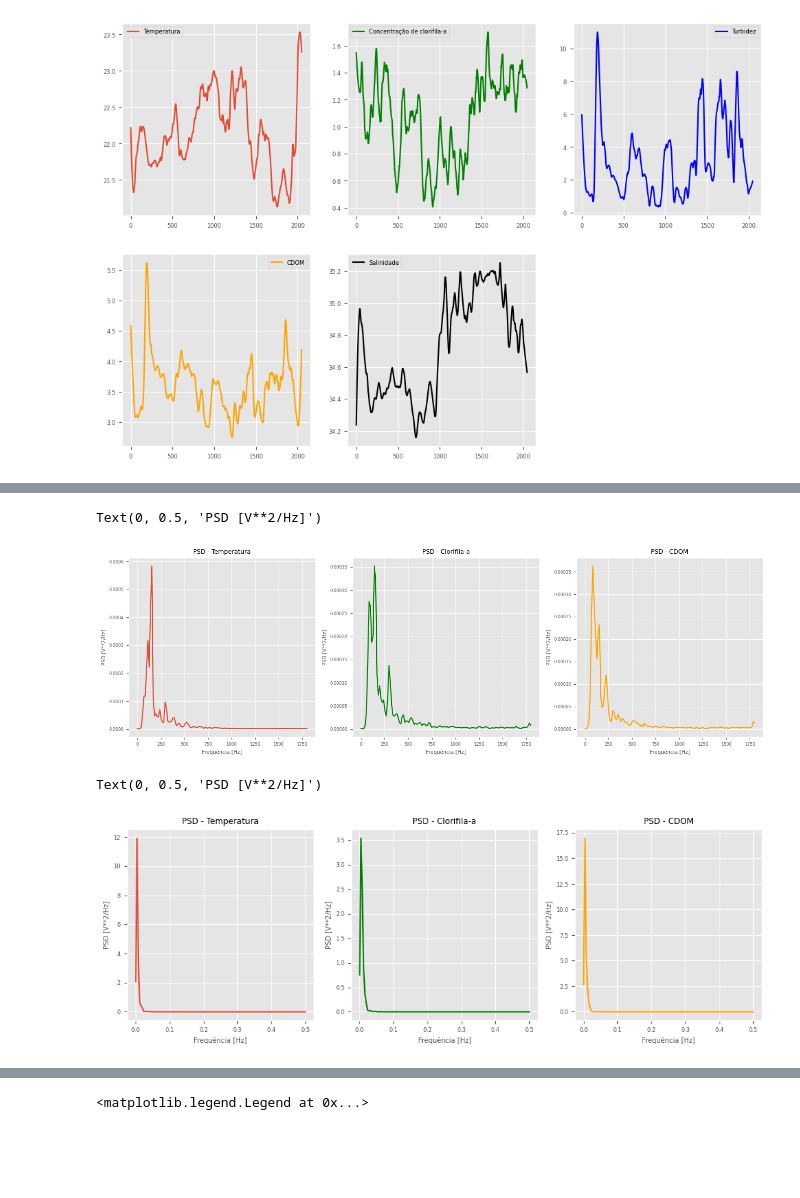
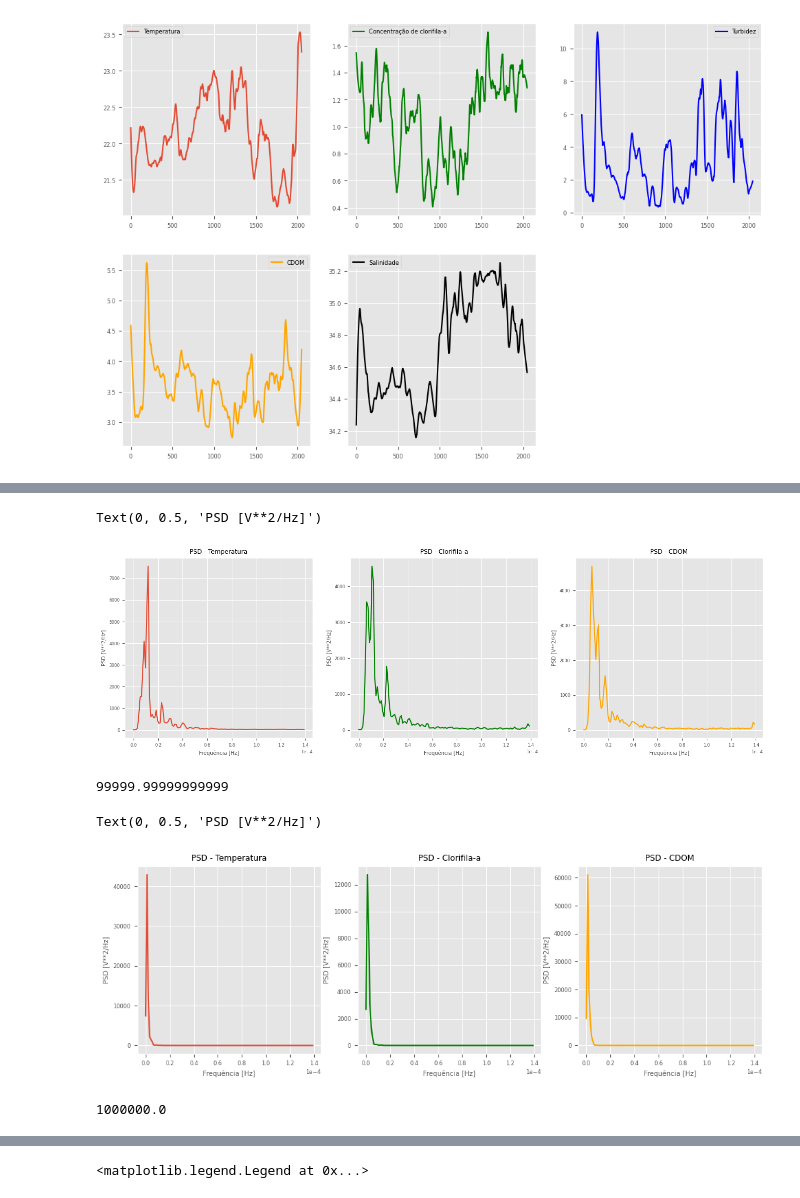
Before and after one commit to LSalimene/Analise-Series-temporais-em-oceano, a Jupyter notebook: lista5/lista5.ipynb, the cells around one changed output, grey strips where cells are left out. Cells and saved outputs as stored; diff of their text form; code cells hidden in the pictures; blank space fills up the shorter version.

```diff
--- a/lista5/lista5.ipynb
+++ b/lista5/lista5.ipynb
@@ -99,5 +120,5 @@ altaS= S2[0,:]-S
 # %%
-frr = 1/(1/3600)
+frr = 1/3600
 # %%
 fT, PT = signal.welch(altaT1,frr)
 fC, Pc = signal.welch(altachla,frr)
@@ -105,11 +126,11 @@ fTu,PTu =signal.welch(altaTurb,frr)
 fC,PC=signal.welch(altaCDOM,frr)
 fS,PS=signal.welch(altaS,frr)
 
-bfT, bPT = signal.welch(T1)
-bfC, bPc = signal.welch(chla)
-bfTu,bPTu =signal.welch(Turb)
-bfC,bPC=signal.welch(CDOM)
-bfS,bPS=signal.welch(S)
+bfT, bPT = signal.welch(T1,frr)
+bfC, bPc = signal.welch(chla,frr)
+bfTu,bPTu =signal.welch(Turb,frr)
+bfC,bPC=signal.welch(CDOM,frr)
+bfS,bPS=signal.welch(S,frr)
 # %%
 plt.figure(figsize=(16,10))
 plt.subplot(231)
@@ -117,41 +138,62 @@ plt.plot(fT, PT)
 plt.title('PSD - Temperatura')
 plt.xlabel('Frequência [Hz]')
 plt.ylabel('PSD [V**2/Hz]')
+plt.ticklabel_format(axis="x", style="sci", scilimits=(0,0))
+
 plt.subplot(232)
 plt.plot(fC, Pc,color='green')
 plt.title('PSD - Clorifila-a')
 plt.xlabel('Frequência [Hz]')
 plt.ylabel('PSD [V**2/Hz]')
+plt.ticklabel_format(axis="x", style="sci", scilimits=(0,0))
+
 plt.subplot(233)
 
 plt.plot(fC,PC,color='orange')
 plt.title('PSD - CDOM')
+plt.ticklabel_format(axis="x", style="sci", scilimits=(0,0))
+
 plt.xlabel('Frequência [Hz]')
 plt.ylabel('PSD [V**2/Hz]')
 # %% [output]
 Text(0, 0.5, 'PSD [V**2/Hz]')
-[figure, old version]
+[figure, new version]
+# %%
+1/0.00001
+# %% [output]
+99999.99999999999
 # %%
 plt.figure(figsize=(12,8))
 plt.subplot(231)
 plt.plot(bfT, bPT)
 plt.title('PSD - Temperatura')
+plt.ticklabel_format(axis="x", style="sci", scilimits=(0,0))
+
 plt.xlabel('Frequência [Hz]')
 plt.ylabel('PSD [V**2/Hz]')
 plt.subplot(232)
 plt.plot(bfC, bPc,color='green')
 plt.title('PSD - Clorifila-a')
 plt.xlabel('Frequência [Hz]')
+plt.ticklabel_format(axis="x", style="sci", scilimits=(0,0))
+
 plt.ylabel('PSD [V**2/Hz]')
 plt.subplot(233)
 
 plt.plot(bfC,bPC,color='orange')
 plt.title('PSD - CDOM')
+plt.ticklabel_format(axis="x", style="sci", scilimits=(0,0))
+
 plt.xlabel('Frequência [Hz]')
 plt.ylabel('PSD [V**2/Hz]')
+#plt.xlim(0,0.000009)
 # %% [output]
 Text(0, 0.5, 'PSD [V**2/Hz]')
-[figure, old version]
+[figure, new version]
+# %%
+1/1e-6
+# %% [output]
+1000000.0
 # %%
 plt.figure(figsize=(12,8))
 plt.subplot(221)
```
Also changed, not shown: parts of 4 cells of this notebook.
